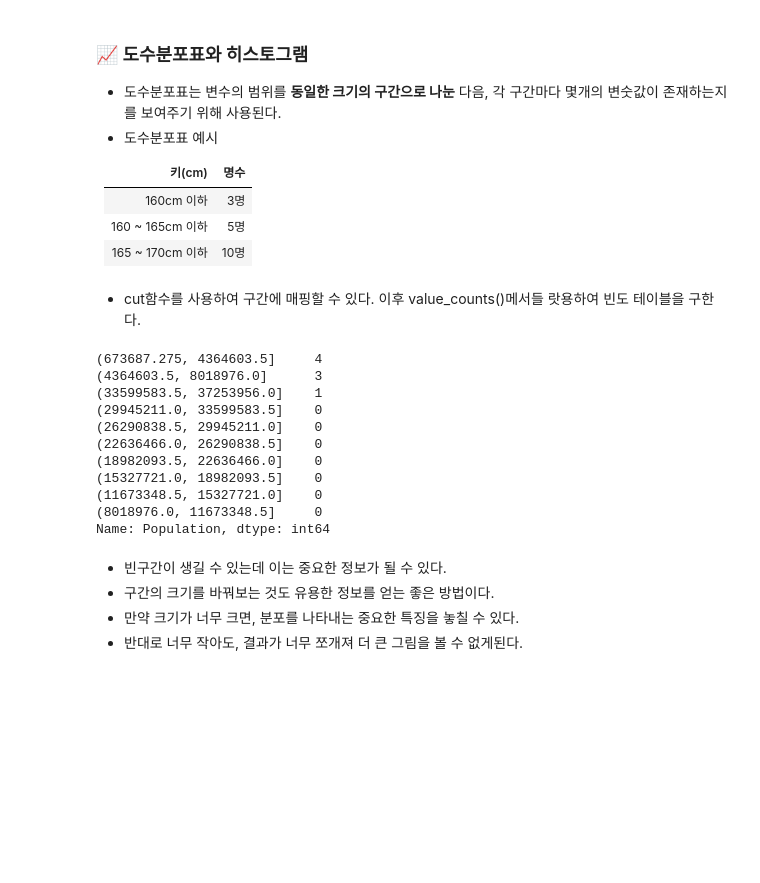
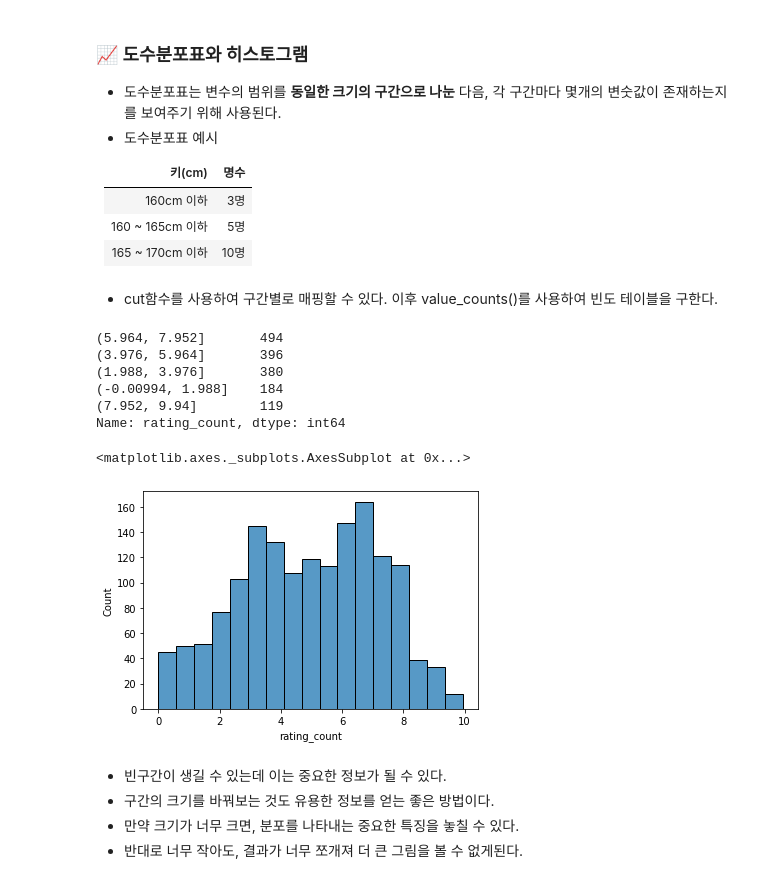
Before and after one commit to ljs7463/Basic_statistic, a Jupyter notebook: 임정석/Statistics_Basic_(1).ipynb, the cells around one changed output. Cells and saved outputs as stored; diff of their text form; code cells hidden in the pictures; blank space fills up the shorter version.

```diff
--- a/임정석/Statistics_Basic_(1).ipynb
+++ b/임정석/Statistics_Basic_(1).ipynb
@@ -348,22 +371,22 @@ plt.show()
 |160 ~ 165cm 이하|5명|
 |165 ~ 170cm 이하|10명|
 # %% [markdown]
-- cut함수를 사용하여 구간에 매핑할 수 있다. 이후 value_counts()메서들 랏용하여 빈도 테이블을 구한다.
+- cut함수를 사용하여 구간별로 매핑할 수 있다. 이후 value_counts()를 사용하여 빈도 테이블을 구한다.
 # %%
-mapping = pd.cut(state['Population'],10)
+mapping = pd.cut(df['rating_count'],5)
 mapping.value_counts()
 # %% [output]
-(673687.275, 4364603.5]     4
-(4364603.5, 8018976.0]      3
-(33599583.5, 37253956.0]    1
-(29945211.0, 33599583.5]    0
-(26290838.5, 29945211.0]    0
-(22636466.0, 26290838.5]    0
-(18982093.5, 22636466.0]    0
-(15327721.0, 18982093.5]    0
-(11673348.5, 15327721.0]    0
-(8018976.0, 11673348.5]     0
-Name: Population, dtype: int64
+(5.964, 7.952]       494
+(3.976, 5.964]       396
+(1.988, 3.976]       380
+(-0.00994, 1.988]    184
+(7.952, 9.94]        119
+Name: rating_count, dtype: int64
+# %%
+sns.histplot(df['rating_count'])
+# %% [output]
+<matplotlib.axes._subplots.AxesSubplot at 0x...>
+[figure, added]
 # %% [markdown]
 - 빈구간이 생길 수 있는데 이는 중요한 정보가 될 수 있다.
 - 구간의 크기를 바꿔보는 것도 유용한 정보를 얻는 좋은 방법이다.
```
Also changed, not shown: parts of 14 cells of this notebook.
